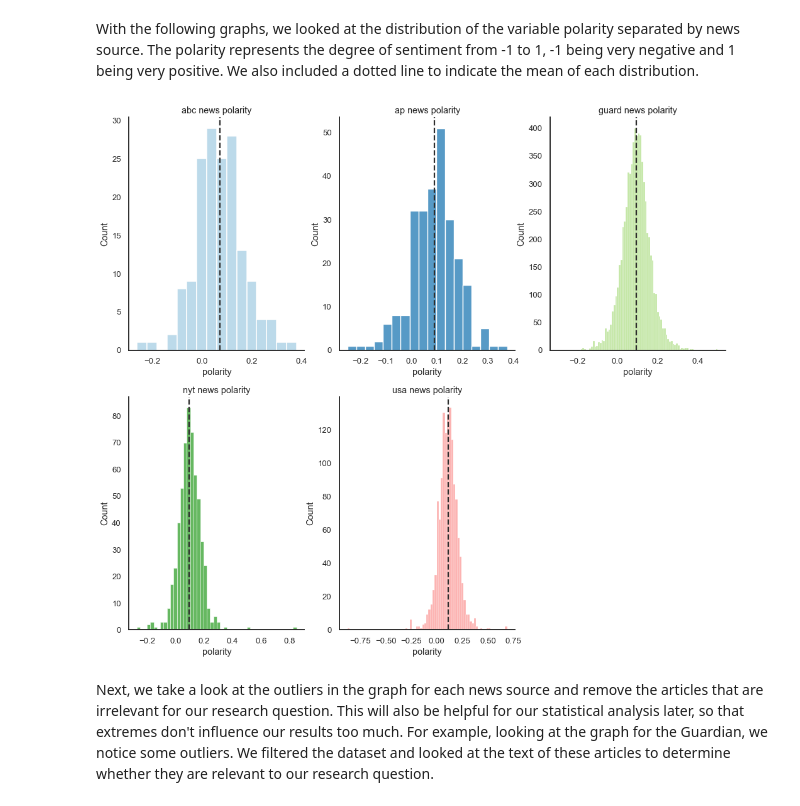
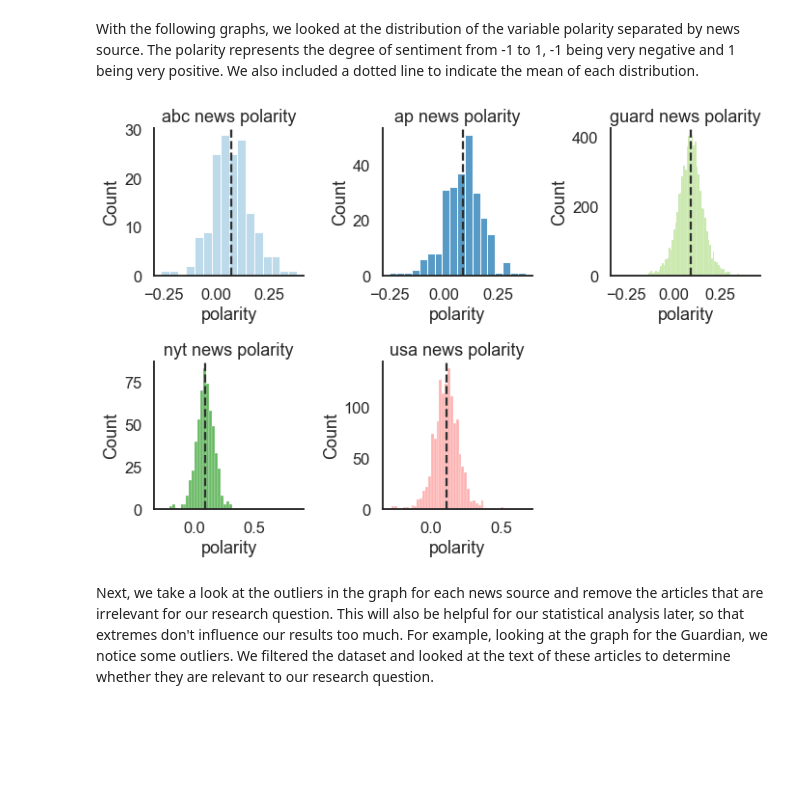
Before and after one commit to lilys01/sentiment-analysis-deaf-community, a Jupyter notebook: FinalProjectGroup054-Wi22.ipynb, the cells around one changed output. Cells and saved outputs as stored; diff of their text form; code cells hidden in the pictures; blank space fills up the shorter version.

```diff
--- a/FinalProjectGroup054-Wi22.ipynb
+++ b/FinalProjectGroup054-Wi22.ipynb
@@ -407,13 +348,14 @@ With the following graphs, we looked at the distribution of the variable polarit
 # %%
 newsLabels = ['abc', 'ap', 'guard', 'nyt', 'usa']
 for i in range(1, 6):
     plt.subplot(2, 3, i)
     newsData = combined_df[combined_df.source == newsLabels[i - 1]]
     graph = sns.histplot(data=newsData, x='polarity', color=newsPalette[i - 1])
     graph.set_title(newsLabels[i - 1] + " news polarity")
     graph.axvline(newsData['polarity'].mean(), color='#2e2e2e', linestyle='--')
+    plt.tight_layout()
 # %% [output]
-[figure, old version]
+[figure, new version]
 # %% [markdown]
 Next, we take a look at the outliers in the graph for each news source and remove the articles that are irrelevant for our research question. This will also be helpful for our statistical analysis later, so that extremes don't influence our results too much. For example, looking at the graph for the Guardian, we notice some outliers. We filtered the dataset and looked at the text of these articles to determine whether they are relevant to our research question.
 # %%
```
Also changed, not shown: parts of 48 cells of this notebook.
